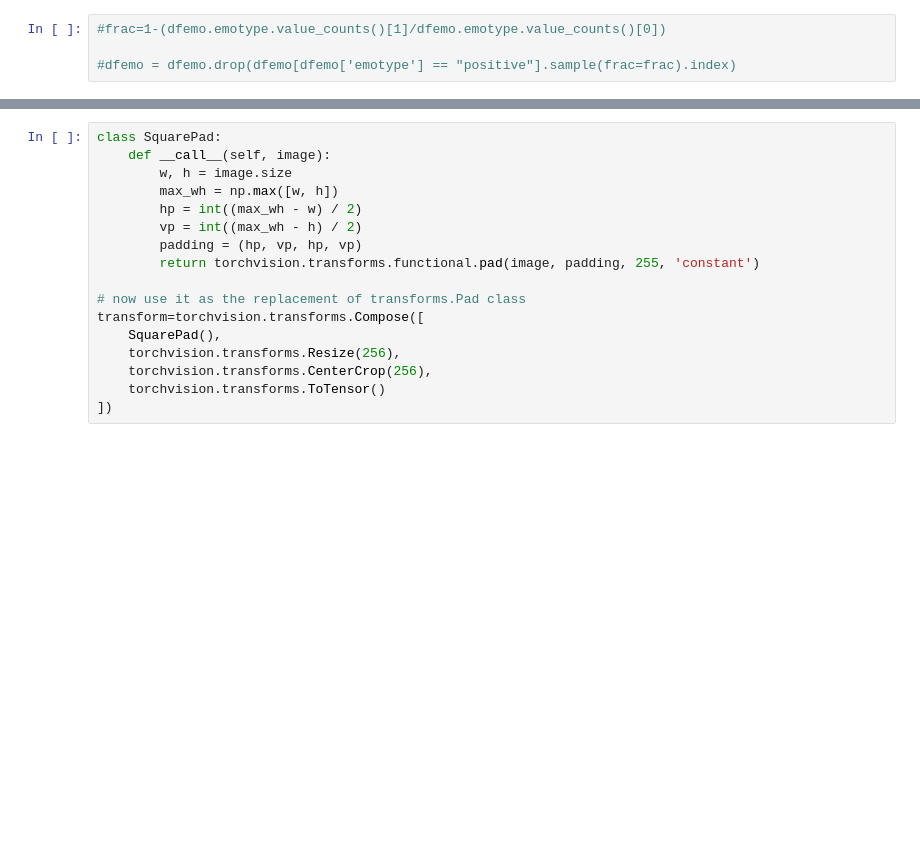
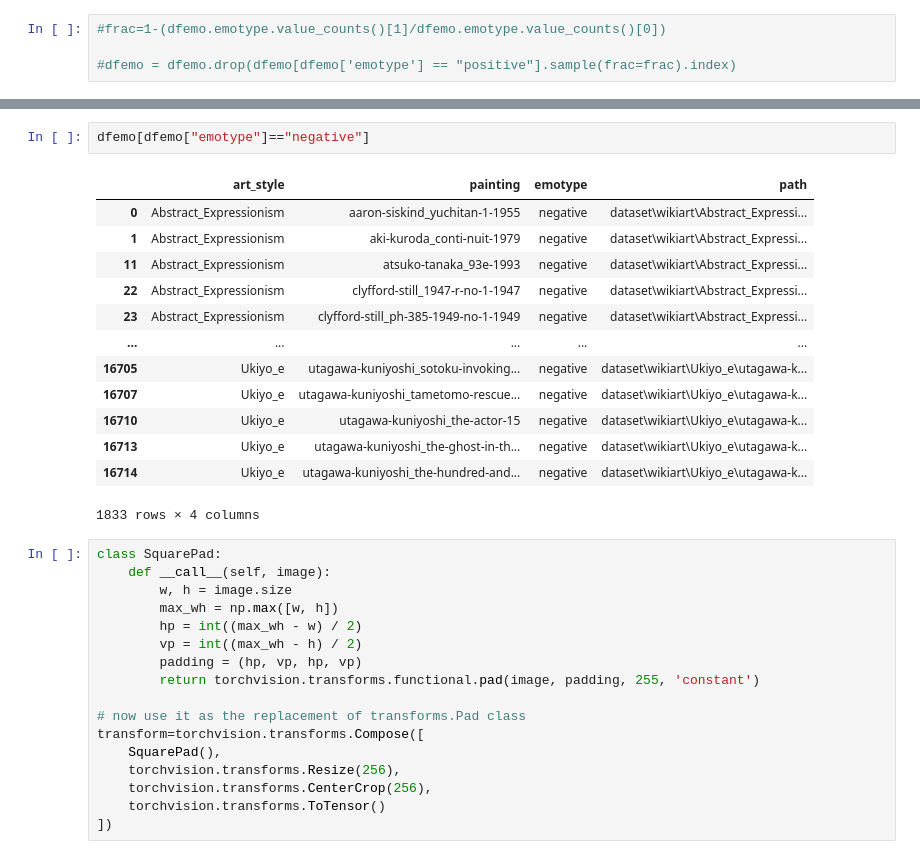
Before and after one commit to ArenLYT/EmotionalArtGeneration, a Jupyter notebook: Diffusion.ipynb, the cells around one changed output, grey strips where cells are left out. Saved outputs shown, nothing was run; the diff lists cells and outputs as text; blank space fills up the shorter version.

```diff
--- a/Diffusion.ipynb
+++ b/Diffusion.ipynb
@@ -66,3 +69,19 @@ plt.title('Histogram of Classes')
+# %%
+dfemo[dfemo["emotype"]=="negative"]
+# %% [output]
+|  | art_style | painting | emotype | path |
+| 0 | Abstract_Expressionism | aaron-siskind_yuchitan-1-1955 | negative | dataset\wikiart\Abstract_Expressi... |
+| 1 | Abstract_Expressionism | aki-kuroda_conti-nuit-1979 | negative | dataset\wikiart\Abstract_Expressi... |
+| 11 | Abstract_Expressionism | atsuko-tanaka_93e-1993 | negative | dataset\wikiart\Abstract_Expressi... |
+| 22 | Abstract_Expressionism | clyfford-still_1947-r-no-1-1947 | negative | dataset\wikiart\Abstract_Expressi... |
+| 23 | Abstract_Expressionism | clyfford-still_ph-385-1949-no-1-1949 | negative | dataset\wikiart\Abstract_Expressi... |
+| ... | ... | ... | ... | ... |
+| 16705 | Ukiyo_e | utagawa-kuniyoshi_sotoku-invoking... | negative | dataset\wikiart\Ukiyo_e\utagawa-k... |
+| 16707 | Ukiyo_e | utagawa-kuniyoshi_tametomo-rescue... | negative | dataset\wikiart\Ukiyo_e\utagawa-k... |
+| 16710 | Ukiyo_e | utagawa-kuniyoshi_the-actor-15 | negative | dataset\wikiart\Ukiyo_e\utagawa-k... |
+| 16713 | Ukiyo_e | utagawa-kuniyoshi_the-ghost-in-th... | negative | dataset\wikiart\Ukiyo_e\utagawa-k... |
+| 16714 | Ukiyo_e | utagawa-kuniyoshi_the-hundred-and... | negative | dataset\wikiart\Ukiyo_e\utagawa-k... |
+1833 rows × 4 columns
 # %%
 class SquarePad:
     def __call__(self, image):
```
Also changed, not shown: parts of 5 cells of this notebook, 4 other files.
